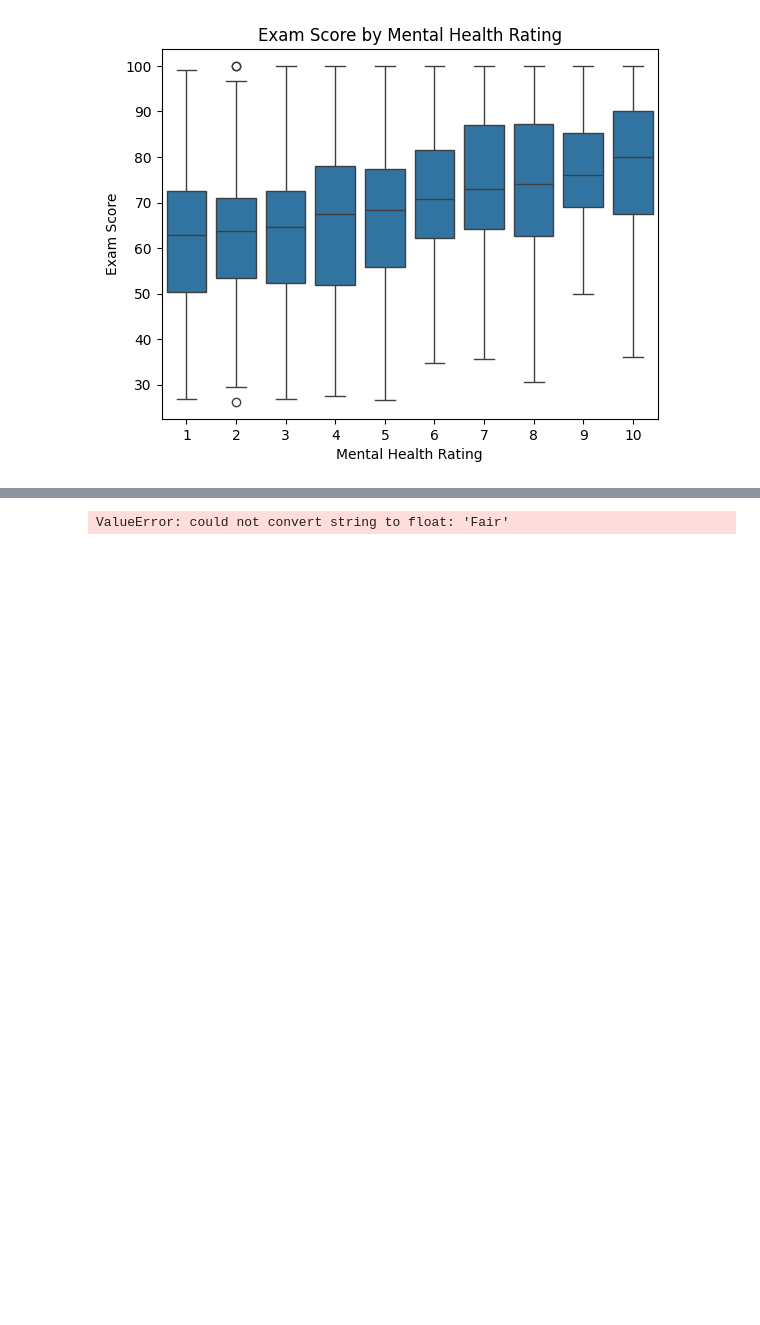
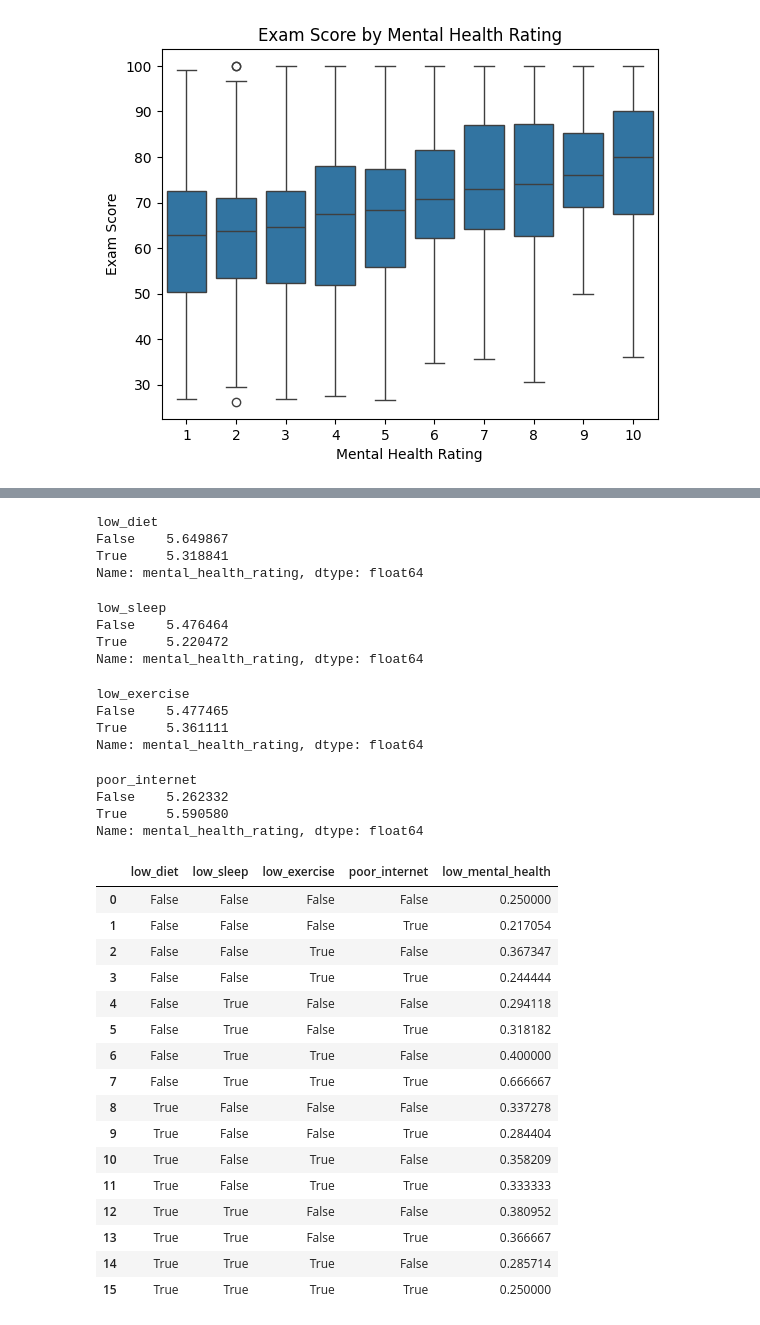
Before and after one commit to martyna-haliniak/visualisations_in_python, a Jupyter notebook: visualisations_task.ipynb, the cells around one changed output, grey strips where cells are left out. Saved outputs shown, nothing was run; the diff lists cells and outputs as text; code cells hidden in the pictures; blank space fills up the shorter version.

```diff
--- a/visualisations_task.ipynb
+++ b/visualisations_task.ipynb
@@ -454,9 +437,58 @@ Text(0.5, 1.0, 'Mental Health by Internet Quality')
 # %%
-corr = df[['mental_health_rating', 'exam_score', 'diet_quality', 'sleep_hours', 'exercise_frequency', 'internet_quality']].corr()
+# Binary split based on thresholds (adjust if needed)
+df['low_diet'] = df['diet_quality'].map({'Poor': True, 'Fair': True, 'Good': False})
+df['low_sleep'] = df['sleep_hours'] <= 5
+df['low_exercise'] = df['exercise_frequency'] < 2
+df['poor_internet'] = df['internet_quality'].map({'Poor': True, 'Average': True, 'Good': False})
 
-plt.figure(figsize=(8,6))
-sns.heatmap(corr, annot=True, cmap='coolwarm', fmt=".2f")
-plt.title('Correlation Between Mental Health, Lifestyle Factors, and Exam Scores')
-plt.show()
+# Also keep the mental health low/high split
+df['low_mental_health'] = df['mental_health_rating'] <= 3
-# %% [output]
-ValueError: could not convert string to float: 'Fair'
+# %%
+# Each factor's impact on mental health
+df.groupby('low_diet')['mental_health_rating'].mean()
+# %% [output]
+low_diet
+False    5.649867
+True     5.318841
+Name: mental_health_rating, dtype: float64
+# %%
+df.groupby('low_sleep')['mental_health_rating'].mean()
+# %% [output]
+low_sleep
+False    5.476464
+True     5.220472
+Name: mental_health_rating, dtype: float64
+# %%
+df.groupby('low_exercise')['mental_health_rating'].mean()
+# %% [output]
+low_exercise
+False    5.477465
+True     5.361111
+Name: mental_health_rating, dtype: float64
+# %%
+df.groupby('poor_internet')['mental_health_rating'].mean()
+# %% [output]
+poor_internet
+False    5.262332
+True     5.590580
+Name: mental_health_rating, dtype: float64
+# %%
+df.groupby(['low_diet', 'low_sleep', 'low_exercise', 'poor_internet'])['low_mental_health'].mean().reset_index()
+# %% [output]
+|  | low_diet | low_sleep | low_exercise | poor_internet | low_mental_health |
+| 0 | False | False | False | False | 0.250000 |
+| 1 | False | False | False | True | 0.217054 |
+| 2 | False | False | True | False | 0.367347 |
+| 3 | False | False | True | True | 0.244444 |
+| 4 | False | True | False | False | 0.294118 |
+| 5 | False | True | False | True | 0.318182 |
+| 6 | False | True | True | False | 0.400000 |
+| 7 | False | True | True | True | 0.666667 |
+| 8 | True | False | False | False | 0.337278 |
+| 9 | True | False | False | True | 0.284404 |
+| 10 | True | False | True | False | 0.358209 |
+| 11 | True | False | True | True | 0.333333 |
+| 12 | True | True | False | False | 0.380952 |
+| 13 | True | True | False | True | 0.366667 |
+| 14 | True | True | True | False | 0.285714 |
+| 15 | True | True | True | True | 0.250000 |
```
Also changed, not shown: parts of 10 cells of this notebook.
